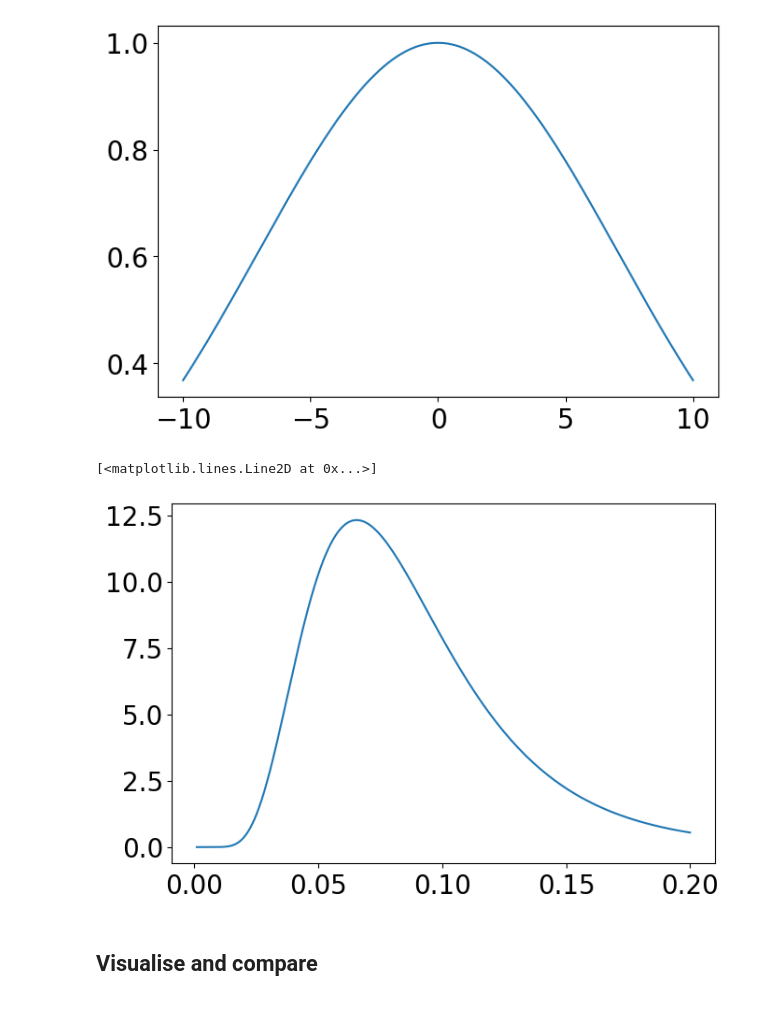
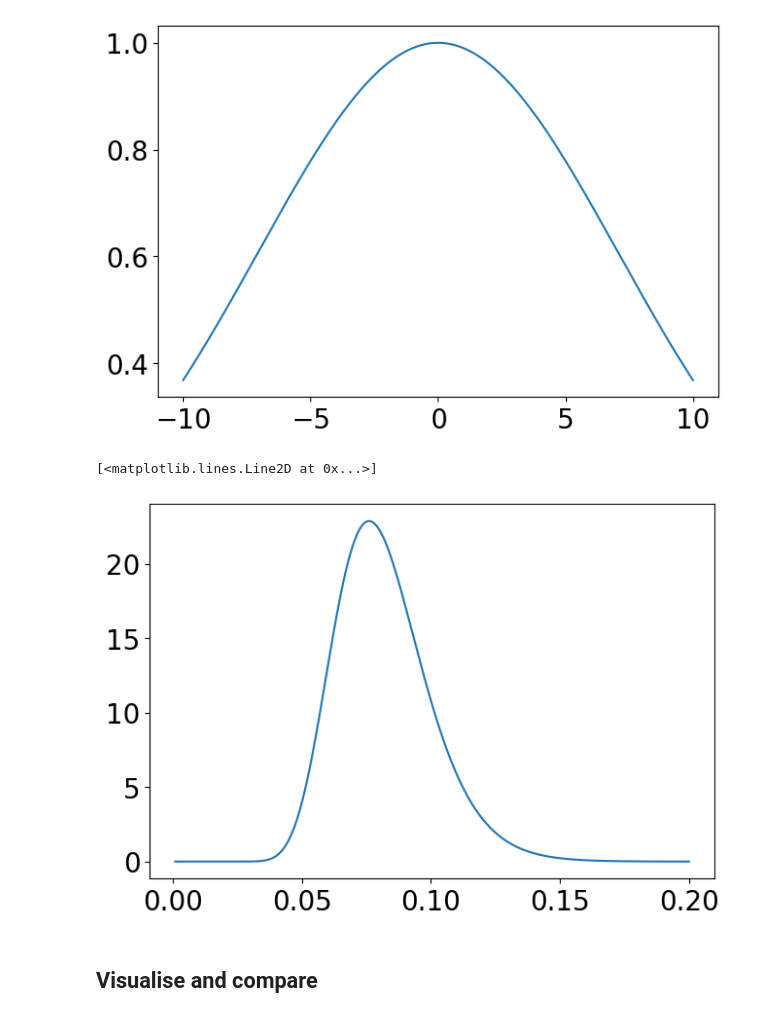
Before and after one commit to Priesemann-Group/mobility_inference, a Jupyter notebook: input_data_analysis.ipynb, the cells around one changed output. Cells and saved outputs as stored; diff of their text form; code cells hidden in the pictures.

```diff
--- a/input_data_analysis.ipynb
+++ b/input_data_analysis.ipynb
@@ -514,14 +514,14 @@ ax.plot(x, y)
 # %%
 def LogNormal(x, mu, tau):
     return 1/x * np.sqrt(tau / 2 / math.pi) * np.exp(- tau / 2 * np.power(np.log(x) - mu, 2.0))
 x = np.linspace(0.001, 0.2, 1000)
-y = LogNormal(x, np.log(0.08), 5)
+y = LogNormal(x, np.log(0.08), 20)
 # plot
 fig, ax = plt.subplots(1, 1, figsize=(7.5, 5))
 ax.plot(x, y)
 # %% [output]
 [<matplotlib.lines.Line2D at 0x...>]
-[figure, old version]
+[figure, new version]
 # %% [markdown]
 ## Visualise and compare
 # %%
```
Also changed, not shown: 15 other files.
